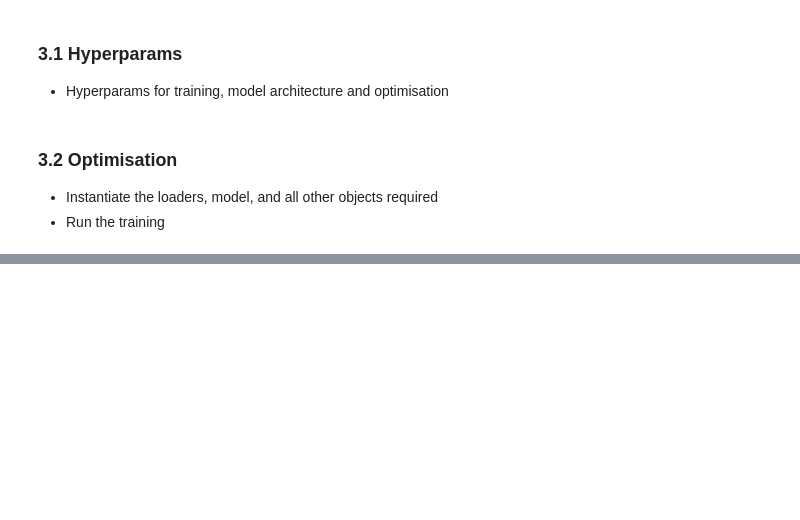
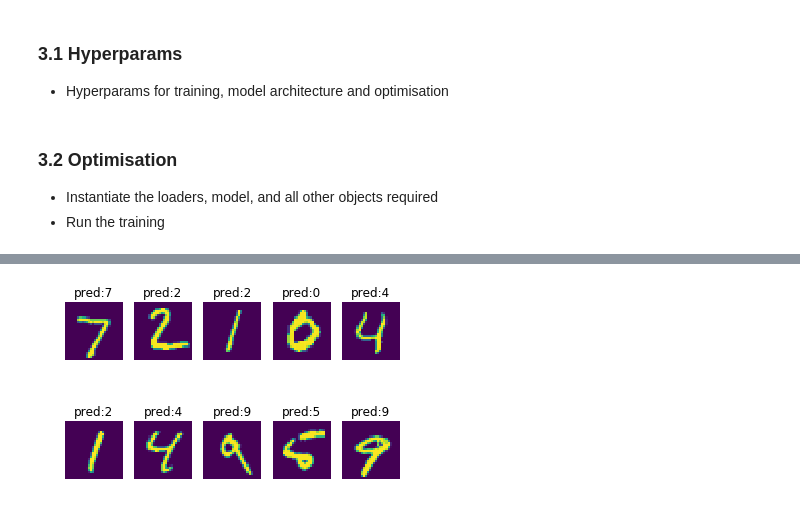
Before and after one commit to xapharius/mlscripts, a Jupyter notebook: Pytorch MNIST.ipynb, the cells around one changed output, grey strips where cells are left out. Saved outputs shown, nothing was run; the diff lists cells and outputs as text; code cells hidden in the pictures; blank space fills up the shorter version.

```diff
--- a/Pytorch MNIST.ipynb
+++ b/Pytorch MNIST.ipynb
@@ -191,7 +192,7 @@ def _create_layers(layers):
     for desc in layers:
         layer = nn.Sequential(
             nn.Conv2d(_n_channels, desc['conv_kernels'], kernel_size=desc['conv_size'], stride=desc['conv_stride'], padding=desc['conv_padding']),
-            nn.BatchNorm2d(desc['conv_kernels']),
+            nn.BatchNorm2d(desc['conv_kernels'], track_running_stats=False),  # turning off moving avg and std due to batchnorm eval problems
             nn.ReLU(),
             nn.MaxPool2d(kernel_size=desc['pool_size'], stride=desc['pool_stride'], padding=desc['pool_padding']))
         _n_channels = desc['conv_kernels']
@@ -264,11 +259,11 @@ def get_logger(log_period, logs, criterion, train_loader, test_loader):
 # %%
 # training
 batch_size = 100
-n_epochs = 10
+n_epochs = 1
 
 # model
 layers = [{'conv_kernels': 20, 'conv_size': 5, 'conv_stride': 1, 'conv_padding': 2, 'pool_size': 2, 'pool_stride': 2, 'pool_padding': 1},
-          {'conv_kernels': 20, 'conv_size': 5, 'conv_stride': 1, 'conv_padding': 2, 'pool_size': 2, 'pool_stride': 2, 'pool_padding': 1}
+          {'conv_kernels': 5, 'conv_size': 5, 'conv_stride': 1, 'conv_padding': 2, 'pool_size': 2, 'pool_stride': 2, 'pool_padding': 1}
          ]
 
 # optimsation
@@ -299,0 +298,11 @@ for epoch_ix in range(n_epochs):
+# %%
+model.eval()
+f, axes = plt.subplots(nrows=2, ncols=5, sharex=True, sharey=True)
+for i, ax in enumerate(chain(*axes)):
+    _x, _y = mnist_test[i]
+    prediction = model(_x.view(1, 1, 28, 28)).max(dim=1)[1]
+    ax.set_title('pred:' + str(prediction.item()))
+    ax.set_axis_off()
+    ax.imshow(_x.squeeze())
+# %% [output]
+[figure, added]
```
Also changed, not shown: parts of 16 cells of this notebook.
